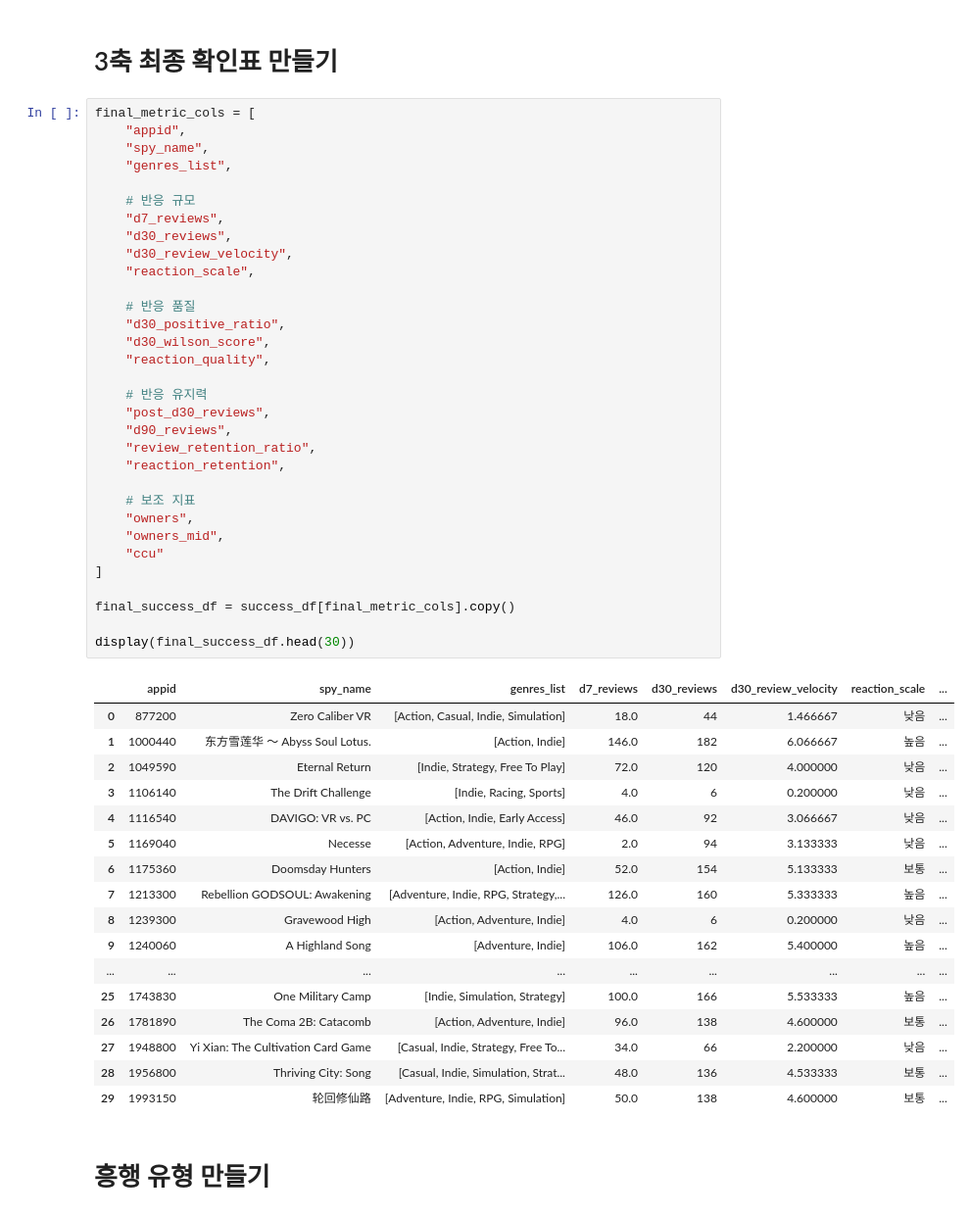
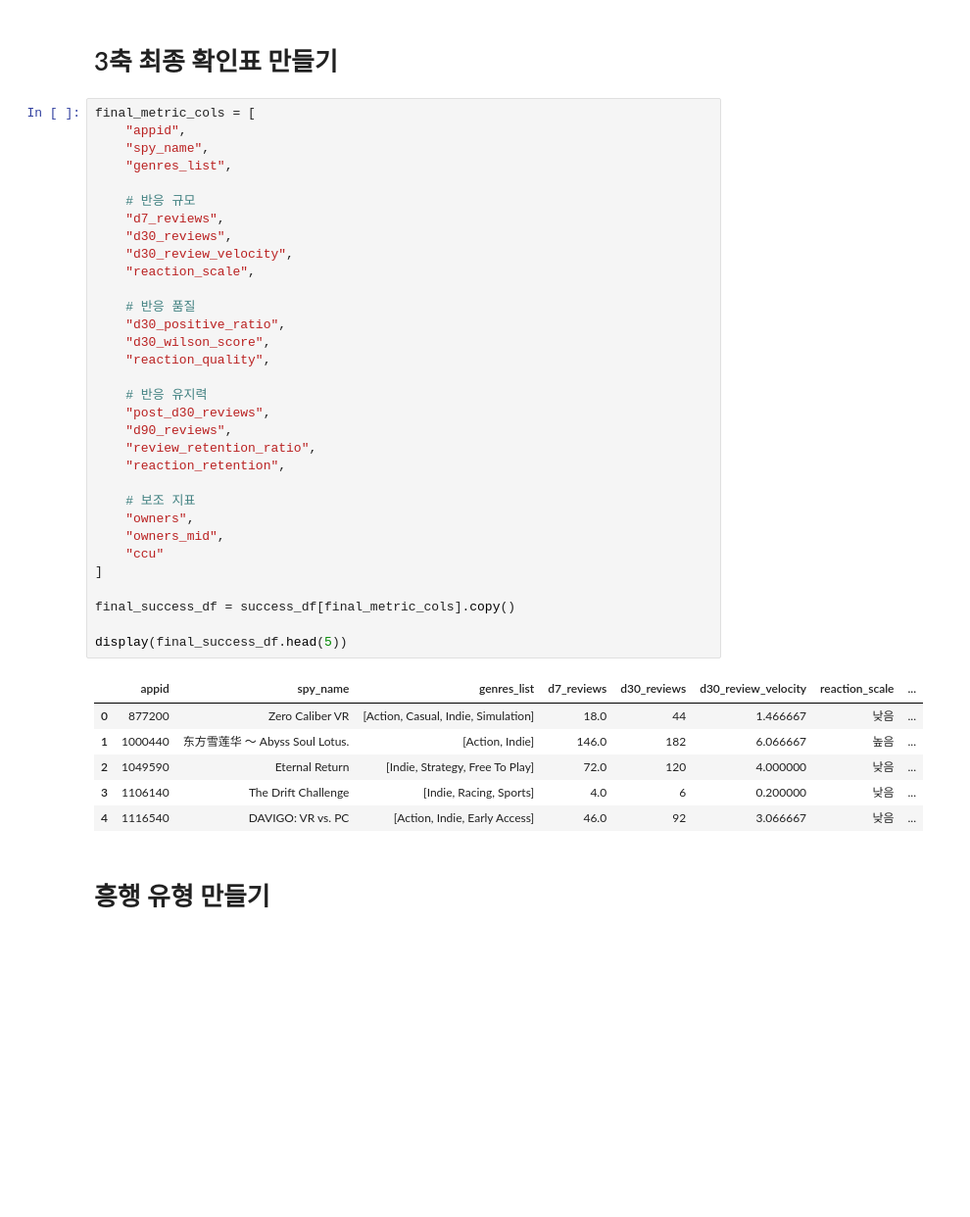
Before and after one commit to jinnyjinnyjinjin/steam-indie-game-analysis, a Jupyter notebook: src/notebooks/seoung/전버전/minitest.ipynb, the cells around one changed output. Shown at 98% size. Cells and saved outputs as stored; diff of their text form; blank space fills up the shorter version.

```diff
--- a/src/notebooks/seoung/minitest.ipynb
+++ b/src/notebooks/seoung/전버전/minitest.ipynb
@@ -711,45 +734,34 @@ final_metric_cols = [
     "d30_reviews",
     "d30_review_velocity",
     "reaction_scale",
 
     # 반응 품질
     "d30_positive_ratio",
     "d30_wilson_score",
     "reaction_quality",
 
     # 반응 유지력
     "post_d30_reviews",
     "d90_reviews",
     "review_retention_ratio",
     "reaction_retention",
 
     # 보조 지표
     "owners",
     "owners_mid",
     "ccu"
 ]
 
 final_success_df = success_df[final_metric_cols].copy()
 
-display(final_success_df.head(30))
+display(final_success_df.head(5))
 # %% [output]
 |  | appid | spy_name | genres_list | d7_reviews | d30_reviews | d30_review_velocity | reaction_scale | ... |
 | 0 | 877200 | Zero Caliber VR | [Action, Casual, Indie, Simulation] | 18.0 | 44 | 1.466667 | 낮음 | ... |
 | 1 | 1000440 | 东方雪莲华 ～ Abyss Soul Lotus. | [Action, Indie] | 146.0 | 182 | 6.066667 | 높음 | ... |
 | 2 | 1049590 | Eternal Return | [Indie, Strategy, Free To Play] | 72.0 | 120 | 4.000000 | 낮음 | ... |
 | 3 | 1106140 | The Drift Challenge | [Indie, Racing, Sports] | 4.0 | 6 | 0.200000 | 낮음 | ... |
 | 4 | 1116540 | DAVIGO: VR vs. PC | [Action, Indie, Early Access] | 46.0 | 92 | 3.066667 | 낮음 | ... |
-| 5 | 1169040 | Necesse | [Action, Adventure, Indie, RPG] | 2.0 | 94 | 3.133333 | 낮음 | ... |
-| 6 | 1175360 | Doomsday Hunters | [Action, Indie] | 52.0 | 154 | 5.133333 | 보통 | ... |
-| 7 | 1213300 | Rebellion GODSOUL: Awakening | [Adventure, Indie, RPG, Strategy,... | 126.0 | 160 | 5.333333 | 높음 | ... |
-| 8 | 1239300 | Gravewood High | [Action, Adventure, Indie] | 4.0 | 6 | 0.200000 | 낮음 | ... |
-| 9 | 1240060 | A Highland Song | [Adventure, Indie] | 106.0 | 162 | 5.400000 | 높음 | ... |
-| ... | ... | ... | ... | ... | ... | ... | ... | ... |
-| 25 | 1743830 | One Military Camp | [Indie, Simulation, Strategy] | 100.0 | 166 | 5.533333 | 높음 | ... |
-| 26 | 1781890 | The Coma 2B: Catacomb | [Action, Adventure, Indie] | 96.0 | 138 | 4.600000 | 보통 | ... |
-| 27 | 1948800 | Yi Xian: The Cultivation Card Game | [Casual, Indie, Strategy, Free To... | 34.0 | 66 | 2.200000 | 낮음 | ... |
-| 28 | 1956800 | Thriving City: Song | [Casual, Indie, Simulation, Strat... | 48.0 | 136 | 4.533333 | 보통 | ... |
-| 29 | 1993150 | 轮回修仙路 | [Adventure, Indie, RPG, Simulation] | 50.0 | 138 | 4.600000 | 보통 | ... |
 # %% [markdown]
 # 흥행 유형 만들기
 # %%
```
Also changed, not shown: parts of 7 cells of this notebook, 4 other files.
